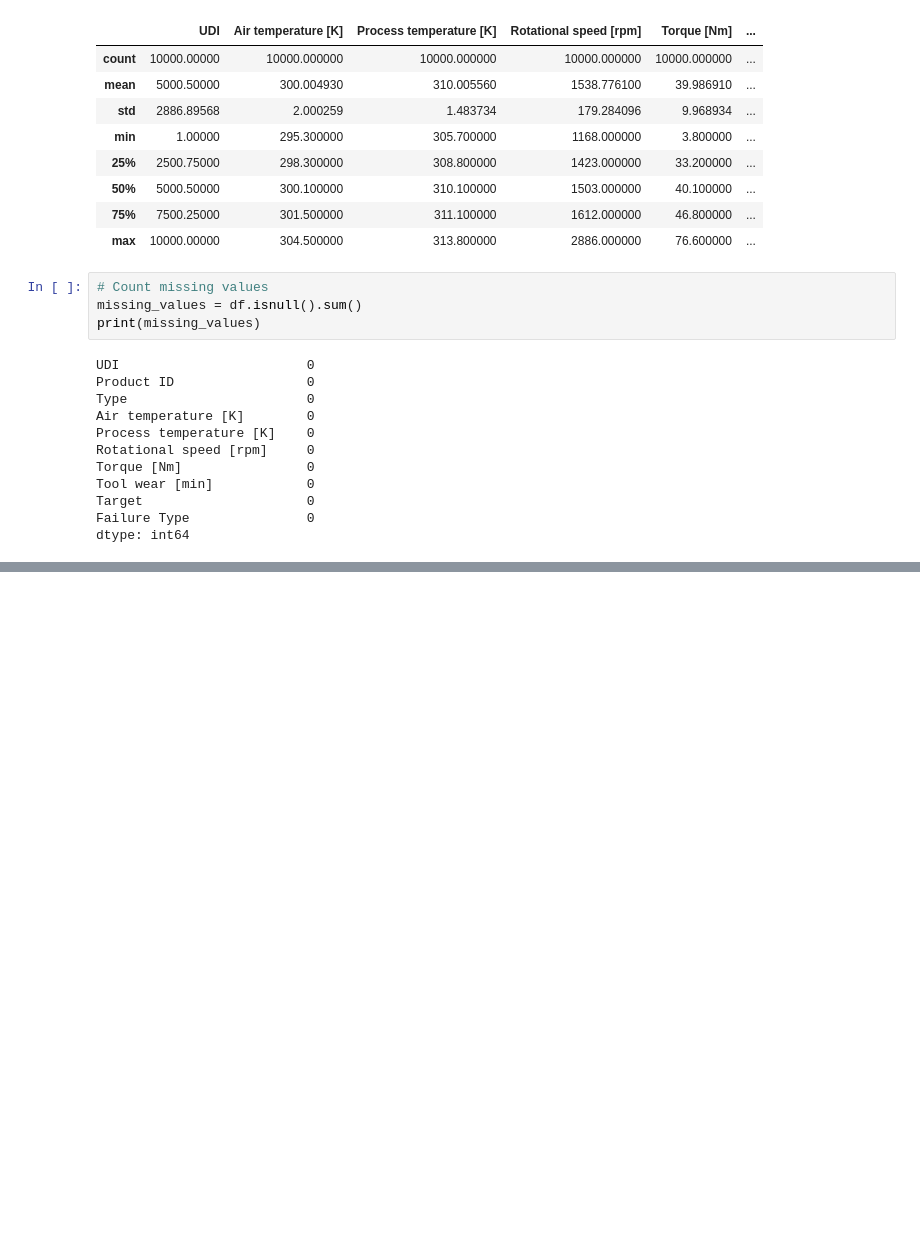
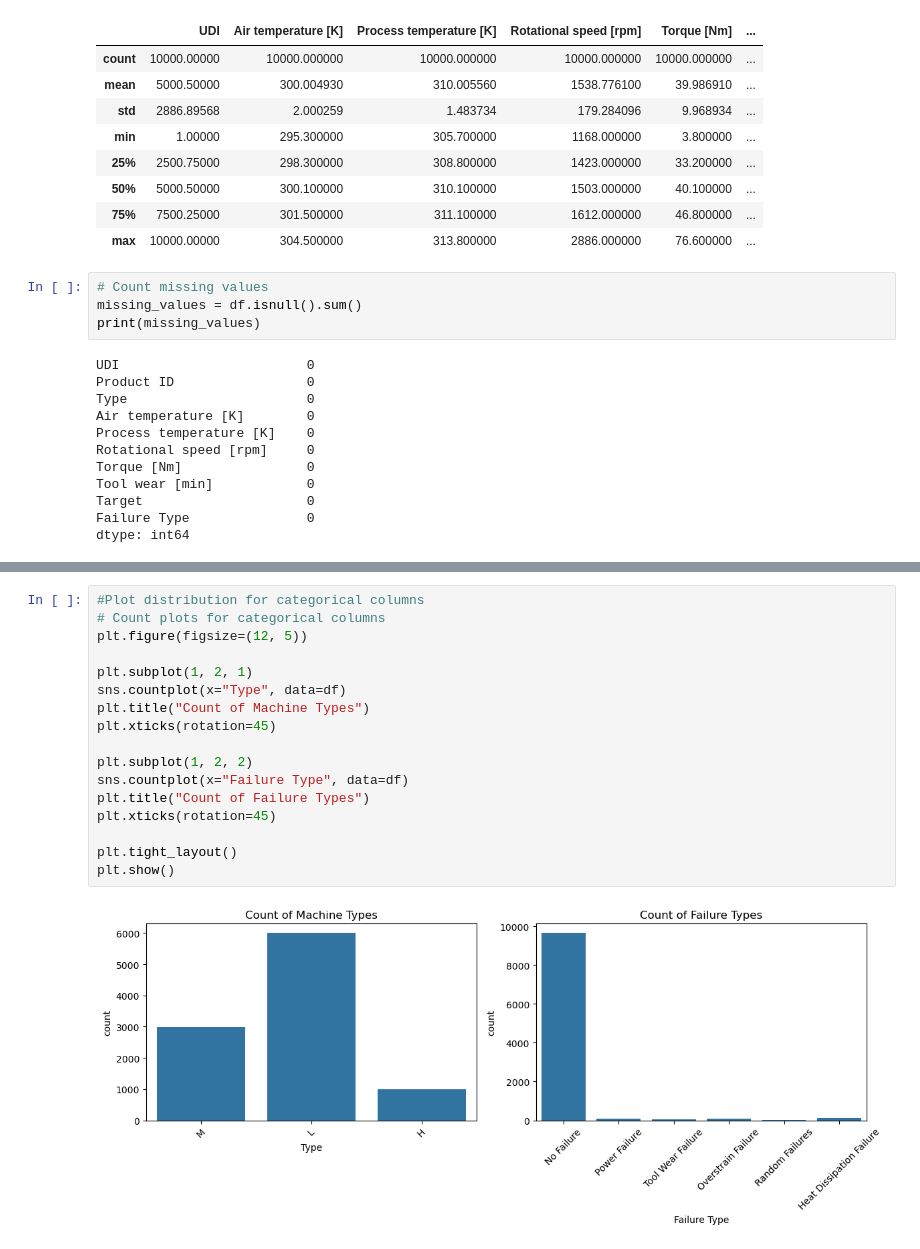
Before and after one commit to kealankuar/predictive-maintenance-ML, a Jupyter notebook: EDA.ipynb, the cells around one changed output, grey strips where cells are left out. Cells and saved outputs as stored; diff of their text form; blank space fills up the shorter version.

```diff
--- a/EDA.ipynb
+++ b/EDA.ipynb
@@ -70,0 +86,19 @@ dtype: int64
+# %%
+#Plot distribution for categorical columns
+# Count plots for categorical columns
+plt.figure(figsize=(12, 5))
+
+plt.subplot(1, 2, 1)
+sns.countplot(x="Type", data=df)
+plt.title("Count of Machine Types")
+plt.xticks(rotation=45)
+
+plt.subplot(1, 2, 2)
+sns.countplot(x="Failure Type", data=df)
+plt.title("Count of Failure Types")
+plt.xticks(rotation=45)
+
+plt.tight_layout()
+plt.show()
+# %% [output]
+[figure, added]
```
Also changed, not shown: parts of 1 cell of this notebook.
